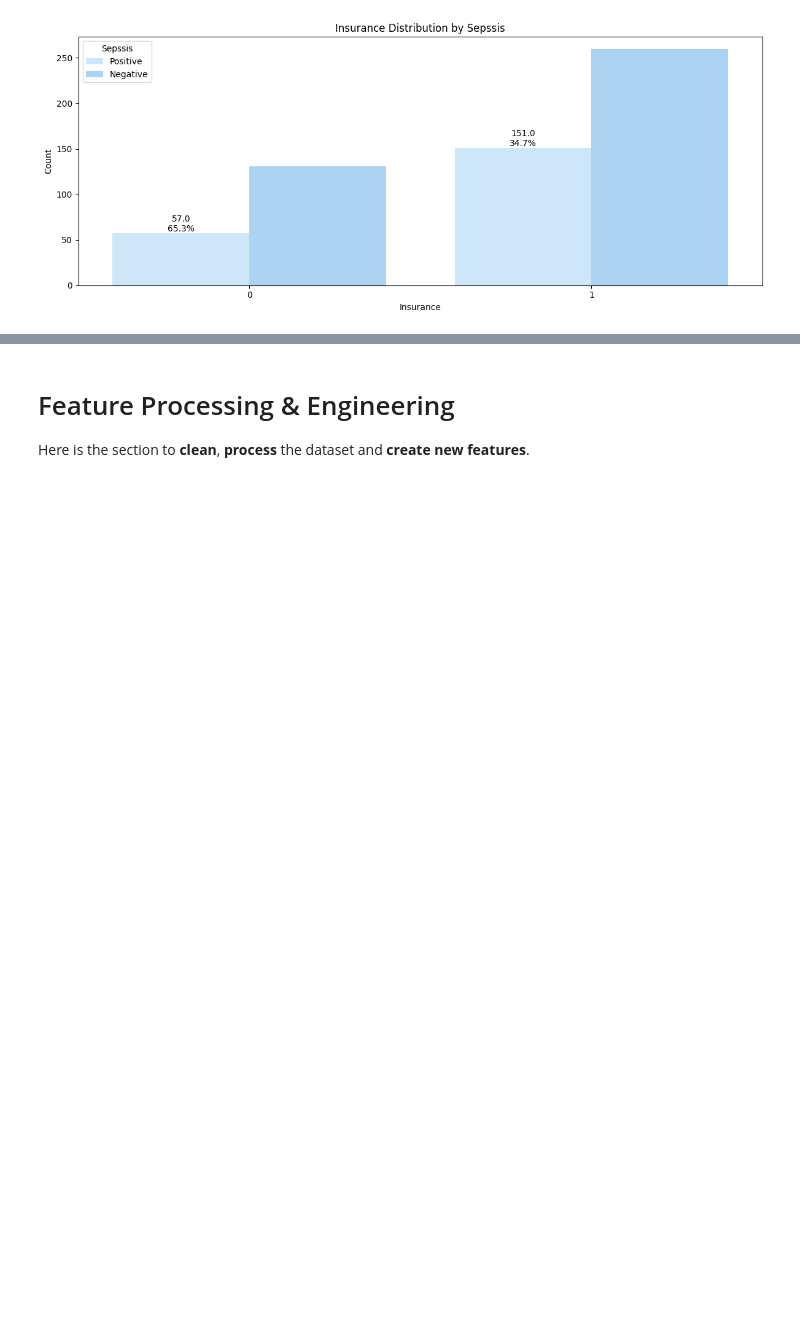
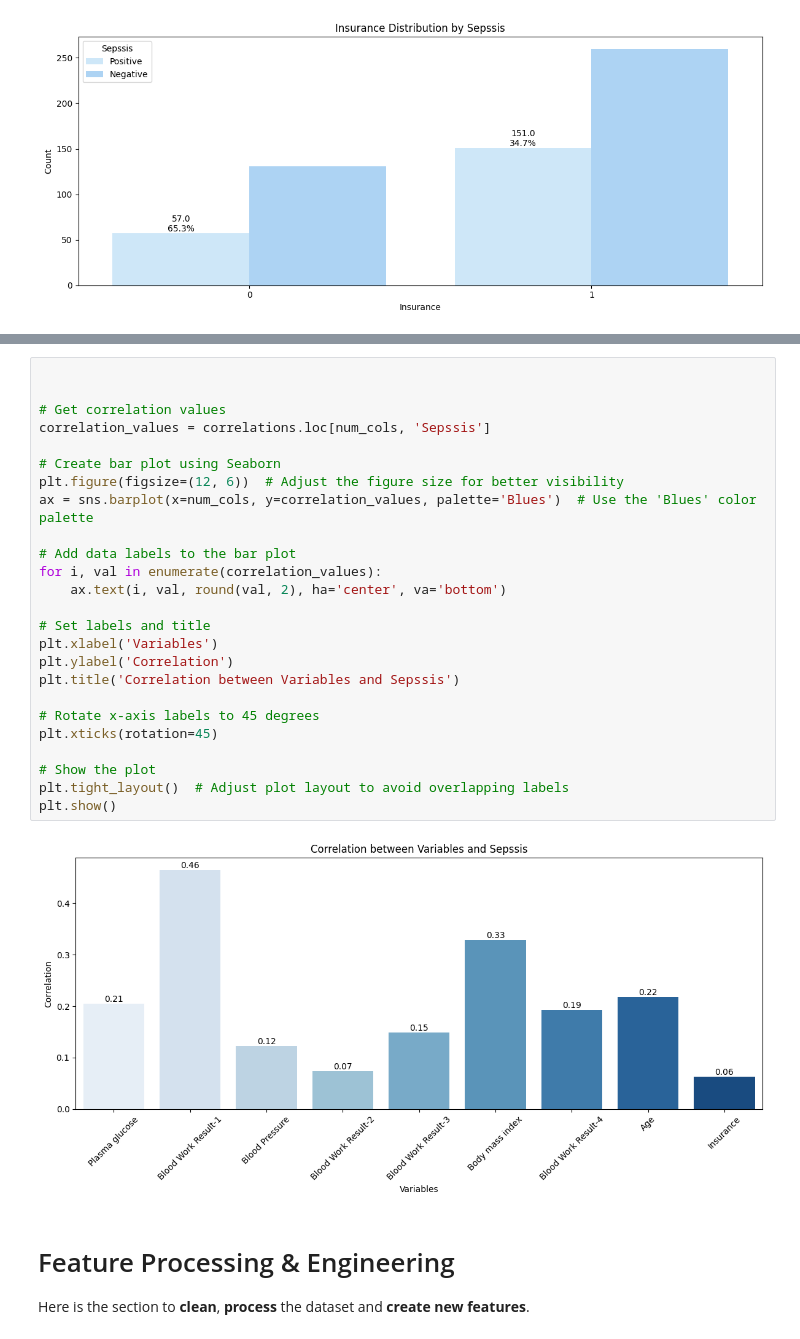
Before and after one commit to DeeeTeeee/CustomerChurnWithFastAPI, a Jupyter notebook: ML_Step_By_Step_Guide.ipynb, the cells around one changed output, grey strips where cells are left out. Drawn from its saved outputs; the diff is of its cells as text; blank space fills up the shorter version.

```diff
--- a/ML_Step_By_Step_Guide.ipynb
+++ b/ML_Step_By_Step_Guide.ipynb
@@ -523,3 +570,30 @@ Pearson correlation between 'Sepssis' and 'Insurance': 0.06
+# %%
+
+
+# Get correlation values
+correlation_values = correlations.loc[num_cols, 'Sepssis']
+
+# Create bar plot using Seaborn
+plt.figure(figsize=(12, 6))  # Adjust the figure size for better visibility
+ax = sns.barplot(x=num_cols, y=correlation_values, palette='Blues')  # Use the 'Blues' color palette
+
+# Add data labels to the bar plot
+for i, val in enumerate(correlation_values):
+    ax.text(i, val, round(val, 2), ha='center', va='bottom')
+
+# Set labels and title
+plt.xlabel('Variables')
+plt.ylabel('Correlation')
+plt.title('Correlation between Variables and Sepssis')
+
+# Rotate x-axis labels to 45 degrees
+plt.xticks(rotation=45)
+
+# Show the plot
+plt.tight_layout()  # Adjust plot layout to avoid overlapping labels
+plt.show()
+# %% [output]
+[figure, added]
 # %% [markdown]
 # Feature Processing & Engineering
 Here is the section to **clean**, **process** the dataset and **create new features**.
```
Also changed, not shown: parts of 2 cells of this notebook.
